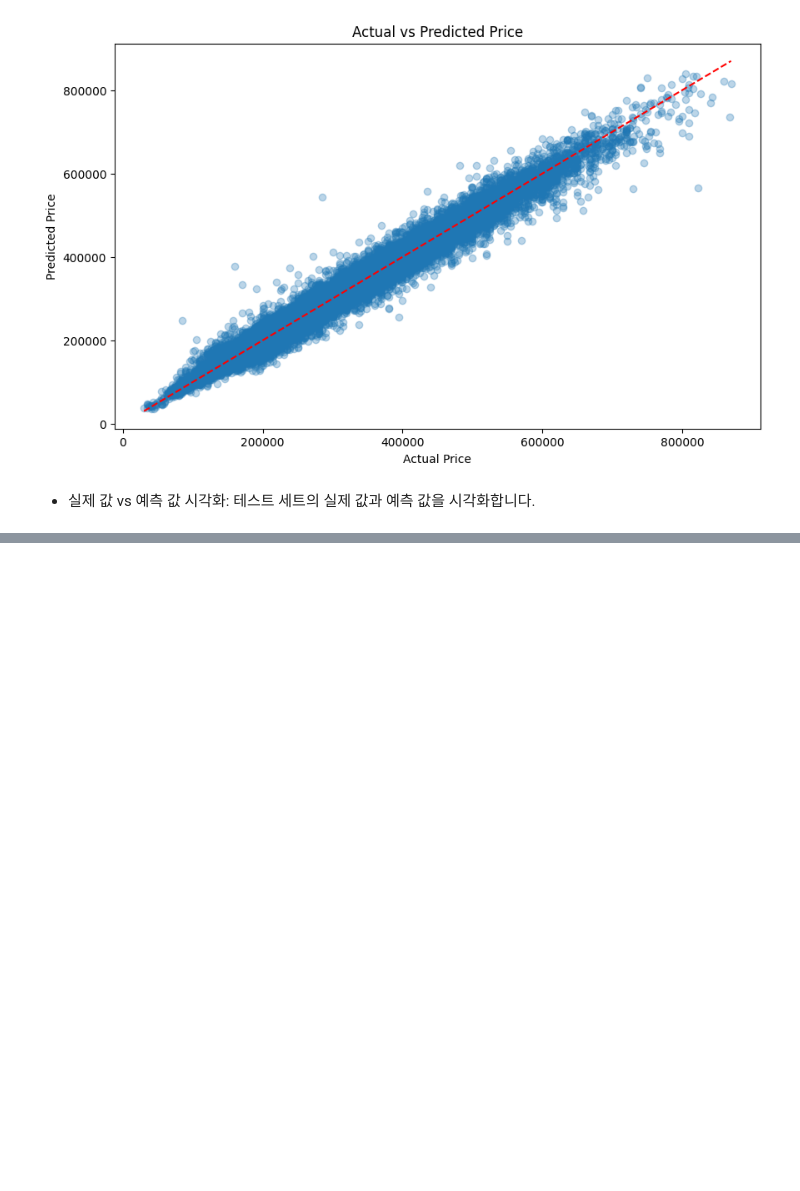
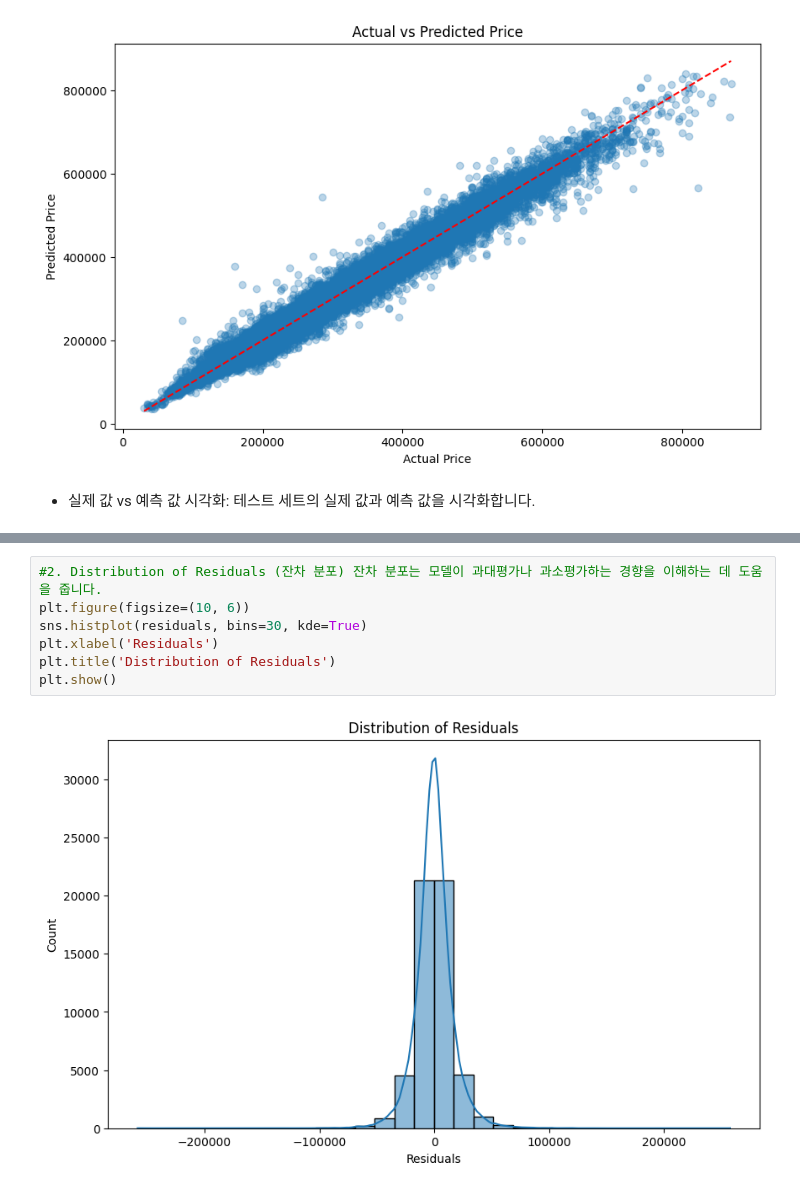
Before and after one commit to MLTeam-17/jojaen, a Jupyter notebook: Third_XGBoost_FeatureImportance_Expression.ipynb, the cells around one changed output, grey strips where cells are left out. Saved outputs shown, nothing was run; the diff lists cells and outputs as text; blank space fills up the shorter version.

```diff
--- a/Third_XGBoost_FeatureImportance_Expression.ipynb
+++ b/Third_XGBoost_FeatureImportance_Expression.ipynb
@@ -499,0 +568,9 @@ plt.show()
+# %%
+#2. Distribution of Residuals (잔차 분포) 잔차 분포는 모델이 과대평가나 과소평가하는 경향을 이해하는 데 도움을 줍니다.
+plt.figure(figsize=(10, 6))
+sns.histplot(residuals, bins=30, kde=True)
+plt.xlabel('Residuals')
+plt.title('Distribution of Residuals')
+plt.show()
+# %% [output]
+[figure, added]
```
Also changed, not shown: parts of 11 cells of this notebook.
